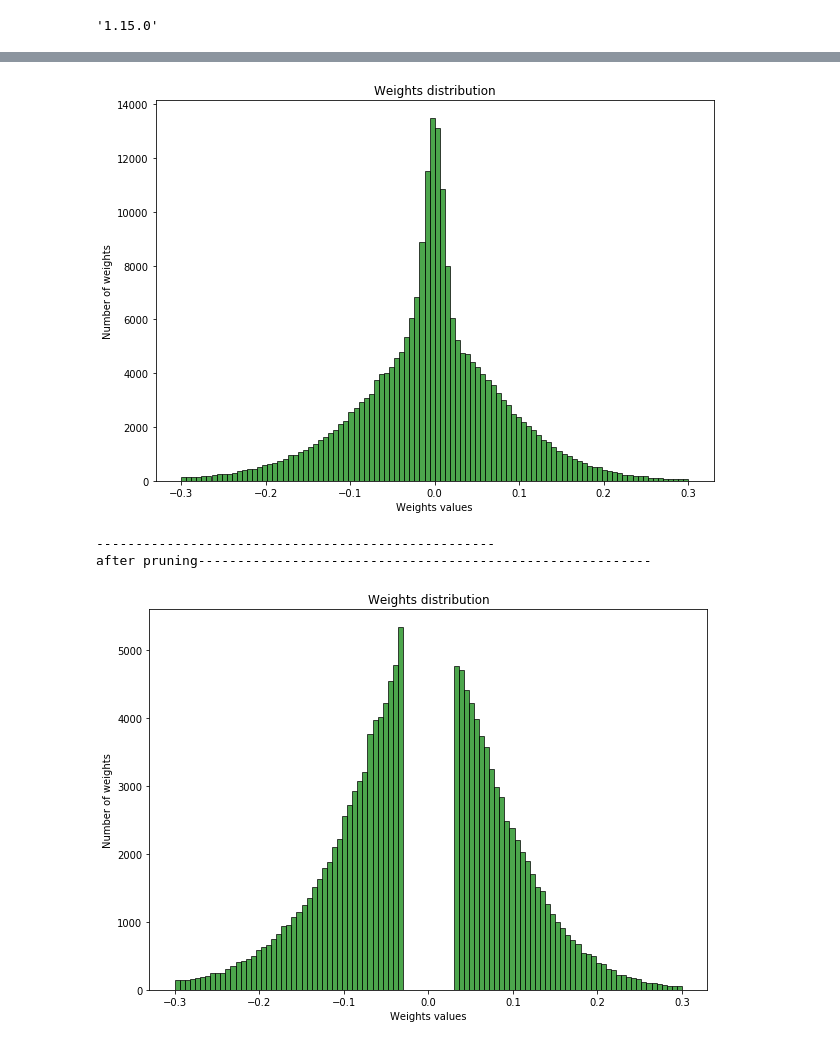
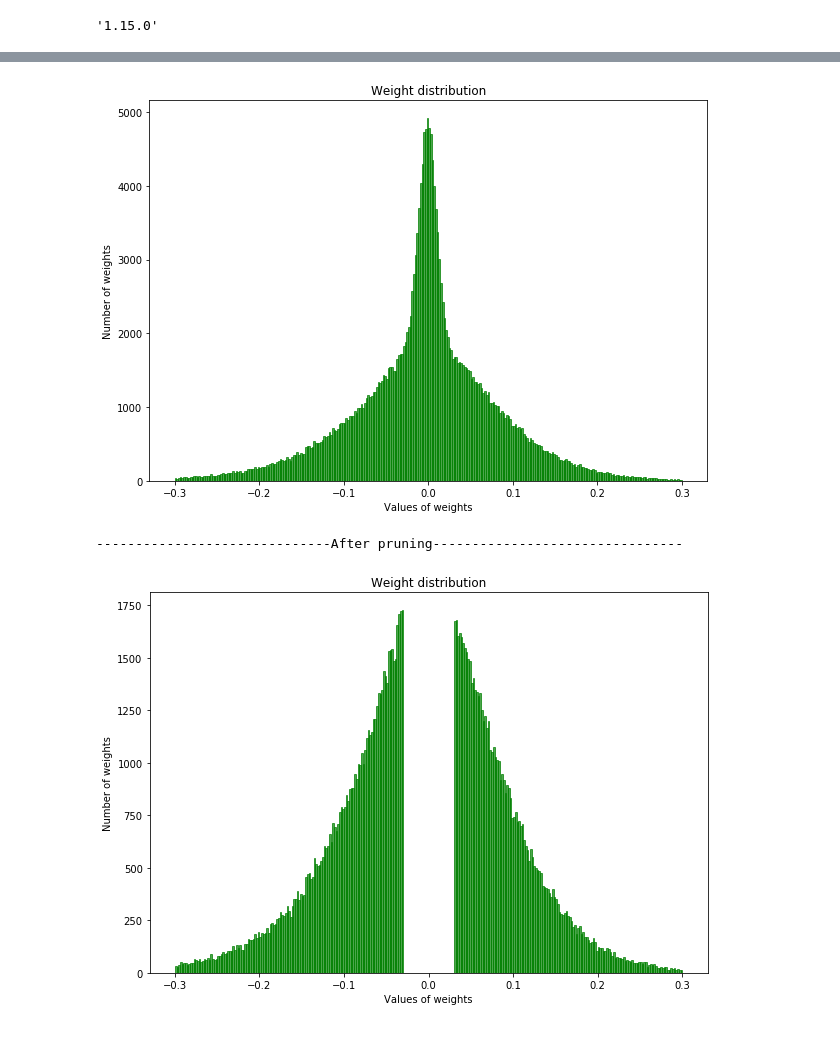
Before and after one commit to ptrandpxq/MLP_Pruning_TensorFlow, a Jupyter notebook: pruning.ipynb, the cells around one changed output, grey strips where cells are left out. Drawn from its saved outputs; the diff is of its cells as text; code cells hidden in the pictures.

```diff
--- a/pruning.ipynb
+++ b/pruning.ipynb
@@ -9,6 +9,7 @@ tf.__version__
 # %%
 from tensorflow.examples.tutorials.mnist import input_data
 # %%
+# Function that draw a weight ditribution plot
 def plot_histogram(weights_list: list,
                    image_name: str,
                    include_zeros=True):
@@ -26,18 +27,17 @@ def plot_histogram(weights_list: list,
     ax = fig.add_subplot(111)
 
     ax.hist(weights,
-            bins=100,
+            bins=300,
             facecolor='green',
-            edgecolor='black',
+            edgecolor='green',
             alpha=0.7,
             range=(-0.3, 0.3))
 
-    ax.set_title('Weights distribution')
-    ax.set_xlabel('Weights values')
+    ax.set_title('Weight distribution')
+    ax.set_xlabel('Values of weights')
     ax.set_ylabel('Number of weights')
 
     plt.show()
-
 #     fig.savefig(image_name + '.png')
 
 def number_of_parameters(var_list):
@@ -71,7 +64,7 @@ n_batch = mnist.train.num_examples//batch_size
 x = tf.placeholder(tf.float32,[None,784])
 y = tf.placeholder(tf.float32,[None,10])
 
-#Nural network
+# A simple feed-forward network
 with tf.variable_scope('myvar',reuse=tf.AUTO_REUSE):
 
     W1 = tf.get_variable(name='W1',initializer=tf.random_normal([784,256])/100)
@@ -85,13 +78,13 @@ with tf.variable_scope('myvar',reuse=tf.AUTO_REUSE):
 
 
 
-L12 = tf.nn.relu(tf.matmul(x,W1)+b1)
-L23 = tf.nn.relu(tf.matmul(L12,W2)+b2)
-prediction = tf.nn.softmax(tf.matmul(L23,W3)+b3)
+L12 = tf.nn.relu(tf.matmul(x,W1) + b1)
+L23 = tf.nn.relu(tf.matmul(L12,W2) + b2)
+prediction = tf.nn.softmax(tf.matmul(L23,W3) + b3)
 
 #loss
 loss = tf.reduce_mean(tf.square(y-prediction))
-#Gradient decent
+## Gradient decent
 # train_step = tf.train.GradientDescentOptimizer(learning_rate=0.2).minimize(loss)
 train_step = tf.train.AdamOptimizer(learning_rate=0.001).minimize(loss)
 
@@ -100,28 +93,26 @@ correct_prediction = tf.equal(tf.argmax(y,1),tf.argmax(prediction,1))
 accuracy = tf.reduce_mean(tf.cast(correct_prediction,tf.float32))
 saver = tf.train.Saver()
 
-print('Number of parameters (four bytes == 1 parameter): {}.\n'.format(int(number_of_parameters(tf.trainable_variables()))))
+print('Number of parameters: {}.\n'.format(int(number_of_parameters(tf.trainable_variables()))))
 
 with tf.Session() as sess:
     sess.run(tf.global_variables_initializer())
 
-    # Weighs before training
+# #     Weights before training
 #     print('Weighs before training')
 #     for v in tf.trainable_variables():
 #         print(v.shape)
 #         print(sess.run(v))
 
-
-
     acc = sess.run(accuracy,feed_dict={x:mnist.test.images,y:mnist.test.labels})
-    print('Accuracy before training: ',str(acc))
+    print('Test set accuracy before training: ',str(acc))
 
     for epoch in range(8):
         for batch in range(n_batch):
             batch_xs,batch_ys = mnist.train.next_batch(batch_size)
             sess.run(train_step,feed_dict={x:batch_xs,y:batch_ys})
 
-        print('epoch:',epoch+1)
+        print('Epoch', epoch+1)
         test_acc = sess.run(accuracy,feed_dict={x:mnist.test.images,y:mnist.test.labels})
         print('Test set accuracy: ',str(test_acc))
 
@@ -135,46 +126,41 @@ with tf.Session() as sess:
     weights.append(sess.run(b2))
     weights.append(sess.run(b3))
 
-    #Weights distribution before pruning
-    print('---------------------------------------------------')
-    plot_histogram(weights,'weights_distribution_after_pruning',include_zeros=False)
-    print('---------------------------------------------------')
+    #Weight distribution after training and before pruning
+    print('------------------------------After training without pruning--------------------------------')
+    plot_histogram(weights,'weight_distribution_beftore_pruning',include_zeros=False)
 
-
-
-
-
-    #mask
+    ##mask
     for weight_matrix,i in zip(weights,tf.trainable_variables()):
-        #print(sess.run(i))
+#         print(sess.run(i))
         mask = mask_for_big_values(weight_matrix,0.03)
-        #print(mask.shape)
+#         print(mask.shape)
         sess.run(i.assign(weight_matrix * mask))
 
 
-    print('after pruning----------------------------------------------------------')
-
-    #See value of weights
+    #Check values of weights
 #     for v in tf.trainable_variables():
 #         print(v.shape)
 #         print(sess.run(v))
 
-    weightsp = []
+    weights_pruned = []
 
-    weightsp.append(sess.run(W1))
-    weightsp.append(sess.run(W2))
-    weightsp.append(sess.run(W3))
-    weightsp.append(sess.run(b1))
-    weightsp.append(sess.run(b2))
-    weightsp.append(sess.run(b3))
+    weights_pruned.append(sess.run(W1))
+    weights_pruned.append(sess.run(W2))
+    weights_pruned.append(sess.run(W3))
+    weights_pruned.append(sess.run(b1))
+    weights_pruned.append(sess.run(b2))
+    weights_pruned.append(sess.run(b3))
+
 
     #Weights distribution after pruning
-    plot_histogram(weightsp,'weights_distribution_after_pruning',include_zeros=False)
+    print('------------------------------After pruning--------------------------------')
+    plot_histogram(weights_pruned,'weights_distribution_after_pruning',include_zeros=False)
 
 
     saver.save(sess, "./Model/pruned_model_without_fine_tuning.ckpt")
-    print("Success to save the model.")
-    #See value of weights
+    print("The pruned model saved successfully.")
+    #Check values of weights
 #     for v in tf.trainable_variables():
 #         print(v.shape)
 #         print(sess.run(v))
@@ -202,4 +188,3 @@ Test set accuracy:  0.9768
-[figure, old version]
+[figure, new version]
----------------------------------------------------
-after pruning----------------------------------------------------------
+------------------------------After pruning--------------------------------
-[figure, old version]
+[figure, new version]
```
Also changed, not shown: parts of 4 cells of this notebook.
